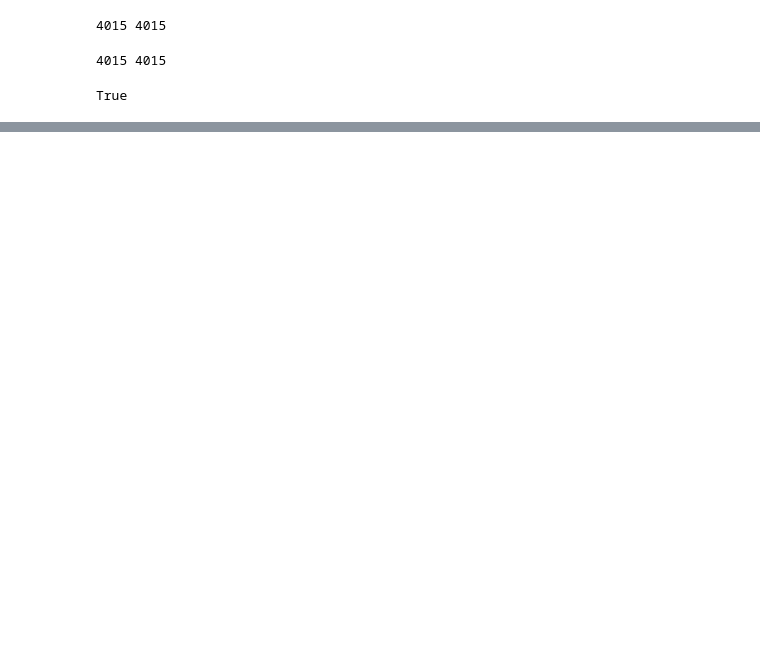
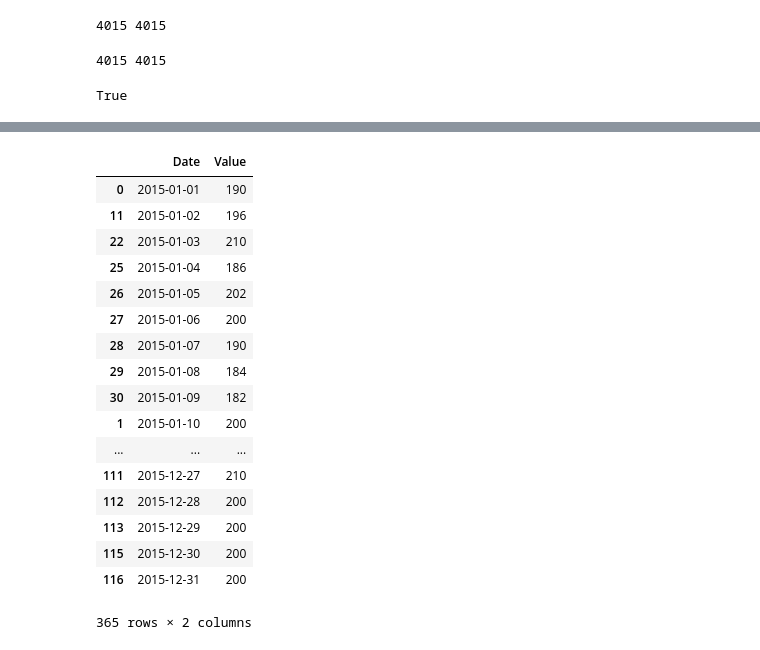
Before and after one commit to mittrayash/Coursera-Work, a Jupyter notebook: DataScience-Course2-Plotting/Assignment2.ipynb, the cells around one changed output, grey strips where cells are left out. Saved outputs shown, nothing was run; the diff lists cells and outputs as text; code cells hidden in the pictures; blank space fills up the shorter version.

Commit message:
Calculated Decade high and low series in datetime format, compare remaining

```diff
--- a/DataScience-Course2-Plotting/Assignment2.ipynb
+++ b/DataScience-Course2-Plotting/Assignment2.ipynb
@@ -116,9 +116,30 @@ True
 # %%
 # Now to check conditional on 2015 data, I'll collate the Record highs and Record lows from 2005 - 2014 in two series
 month_day = set(str(i) + "-" + str(j) for i, j in zip(min_df.index.month, min_df.index.day))
-#decade_high =
+month_day = list(month_day)
+decade_high = {}
+decade_low = {}
 
-month_day = list(month_day)
-for i, j in zip(min_df.index.month, min_df.index.day):
-    #print(str(i) + "-" + str(j))
+for element in month_day:
+    elem = "2015-" + element
+    greatest = 0
+    for i, j, v in zip(max_df.index.month, max_df.index.day, max_df):
+        if element == str(i) + "-" + str(j):
+            if v > greatest:
+                greatest = v
+
+    decade_high[elem] = greatest
+
+
+for element in month_day:
+    elem = "2015-" + element
+    lowest = 99999
+    for i, j, v in zip(min_df.index.month, min_df.index.day, min_df):
+        if element == str(i) + "-" + str(j):
+            if v < lowest:
+                lowest = v
+
+    decade_low[elem] = lowest
+
+decade_low
 # %% [output]
@@ -141,0 +163,30 @@ for i, j in zip(min_df.index.month, min_df.index.day):
+# %%
+decade_high = pd.DataFrame({"Date": pd.Series(decade_high).index, "Value": pd.Series(decade_high).values})
+decade_low = pd.DataFrame({"Date": pd.Series(decade_low).index, "Value": pd.Series(decade_low).values})
+# %%
+decade_high["Date"] = pd.to_datetime(decade_high["Date"])
+decade_low["Date"] = pd.to_datetime(decade_low["Date"])
+# %%
+decade_high.sort_values("Date", inplace=True)
+decade_low.sort_values("Date", inplace=True)
+# %%
+decade_low
+# %% [output]
+|  | Date | Value |
+| 0 | 2015-01-01 | 190 |
+| 11 | 2015-01-02 | 196 |
+| 22 | 2015-01-03 | 210 |
+| 25 | 2015-01-04 | 186 |
+| 26 | 2015-01-05 | 202 |
+| 27 | 2015-01-06 | 200 |
+| 28 | 2015-01-07 | 190 |
+| 29 | 2015-01-08 | 184 |
+| 30 | 2015-01-09 | 182 |
+| 1 | 2015-01-10 | 200 |
+| ... | ... | ... |
+| 111 | 2015-12-27 | 210 |
+| 112 | 2015-12-28 | 200 |
+| 113 | 2015-12-29 | 200 |
+| 115 | 2015-12-30 | 200 |
+| 116 | 2015-12-31 | 200 |
+365 rows × 2 columns
```
Also changed, not shown: parts of 3 cells of this notebook, 1 other file.
